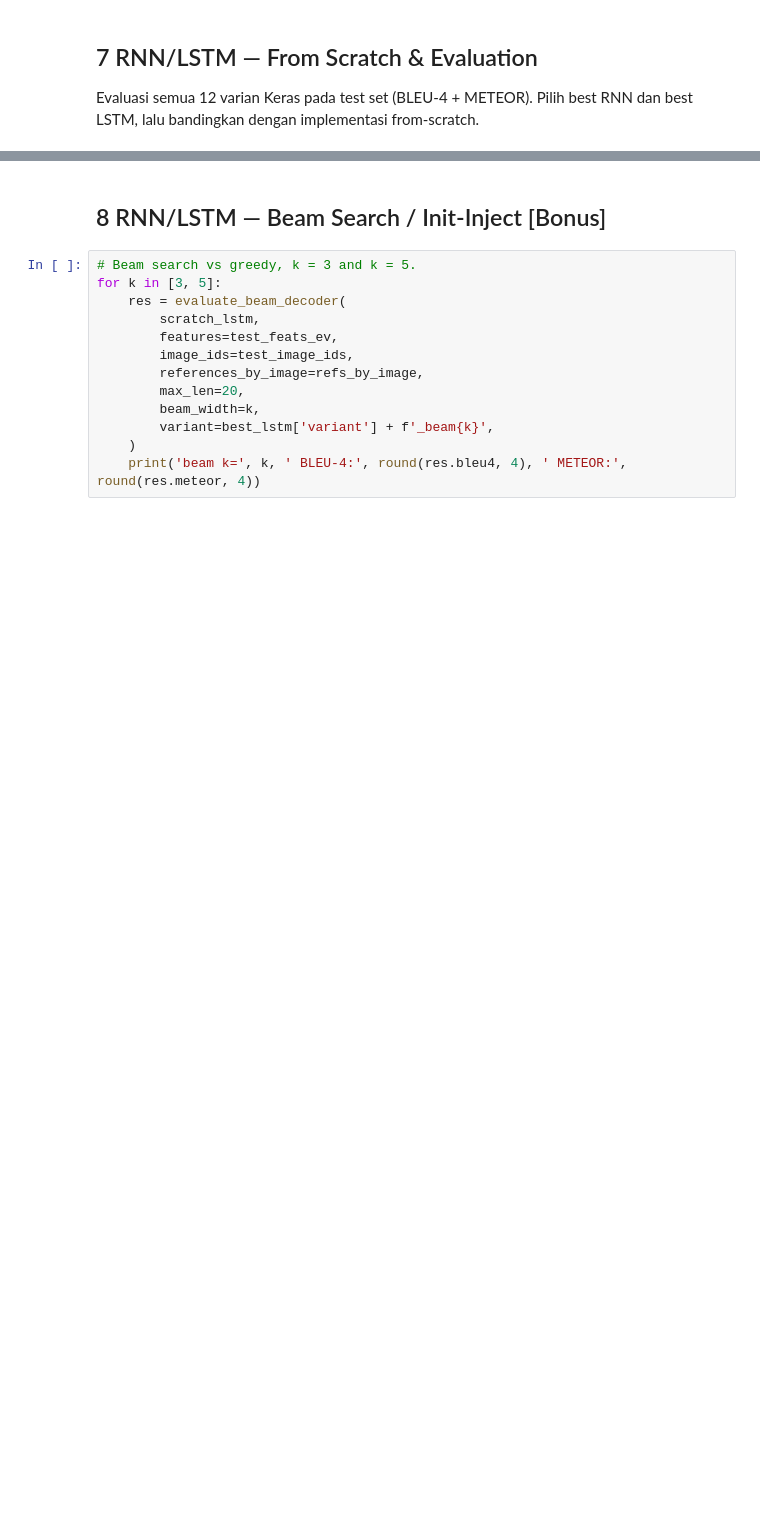
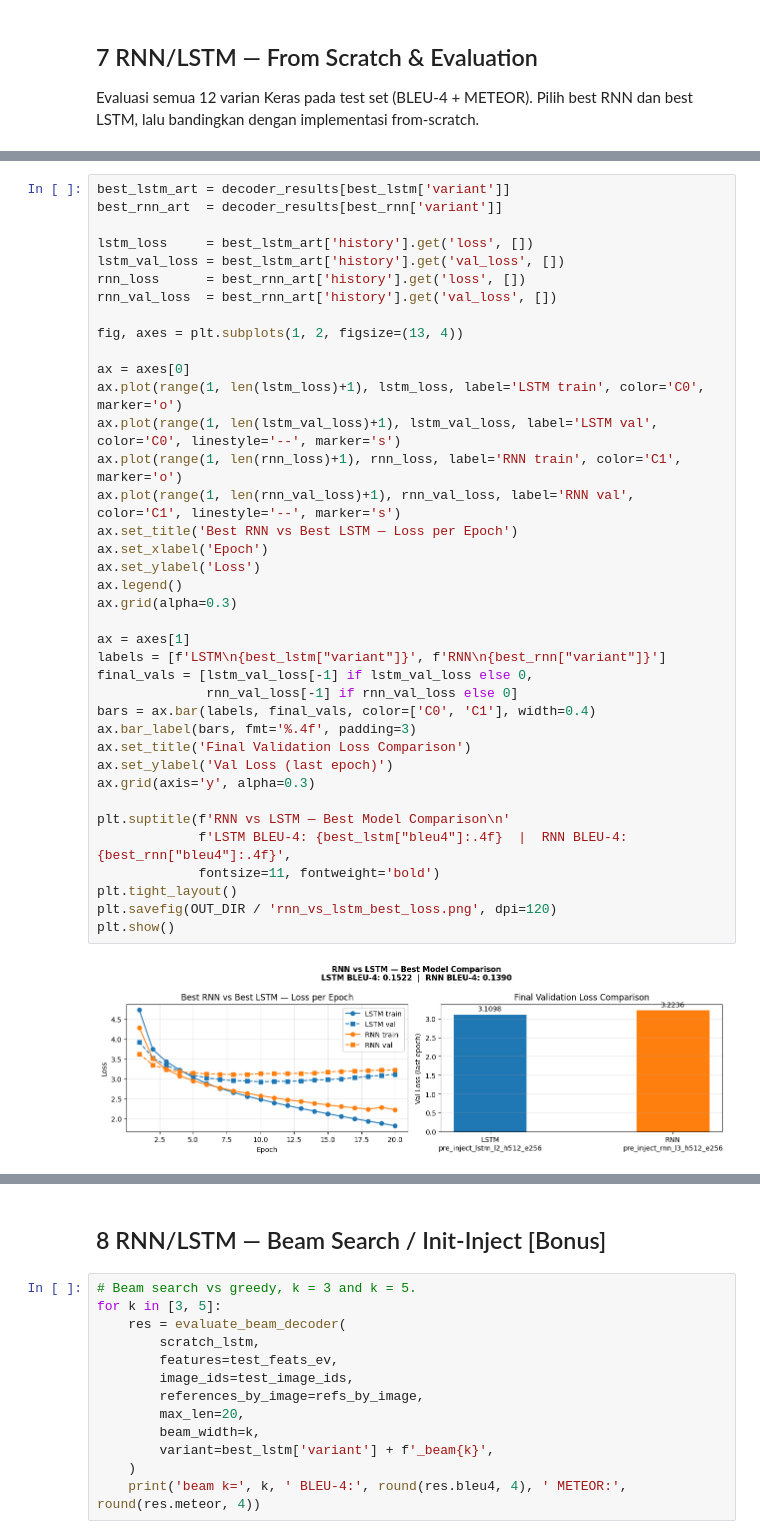
Before and after one commit to susTuna/ML-CNN-RNN, a Jupyter notebook: src/notebooks/notebook.ipynb, the cells around one changed output, grey strips where cells are left out. Saved outputs shown, nothing was run; the diff lists cells and outputs as text; blank space fills up the shorter version.

```diff
--- a/src/notebooks/notebook.ipynb
+++ b/src/notebooks/notebook.ipynb
@@ -643,3 +725,43 @@ NameError: name 'all_eval_rows' is not defined
+# %%
+best_lstm_art = decoder_results[best_lstm['variant']]
+best_rnn_art  = decoder_results[best_rnn['variant']]
+
+lstm_loss     = best_lstm_art['history'].get('loss', [])
+lstm_val_loss = best_lstm_art['history'].get('val_loss', [])
+rnn_loss      = best_rnn_art['history'].get('loss', [])
+rnn_val_loss  = best_rnn_art['history'].get('val_loss', [])
+
+fig, axes = plt.subplots(1, 2, figsize=(13, 4))
+
+ax = axes[0]
+ax.plot(range(1, len(lstm_loss)+1), lstm_loss, label='LSTM train', color='C0', marker='o')
+ax.plot(range(1, len(lstm_val_loss)+1), lstm_val_loss, label='LSTM val', color='C0', linestyle='--', marker='s')
+ax.plot(range(1, len(rnn_loss)+1), rnn_loss, label='RNN train', color='C1', marker='o')
+ax.plot(range(1, len(rnn_val_loss)+1), rnn_val_loss, label='RNN val', color='C1', linestyle='--', marker='s')
+ax.set_title('Best RNN vs Best LSTM — Loss per Epoch')
+ax.set_xlabel('Epoch')
+ax.set_ylabel('Loss')
+ax.legend()
+ax.grid(alpha=0.3)
+
+ax = axes[1]
+labels = [f'LSTM\n{best_lstm["variant"]}', f'RNN\n{best_rnn["variant"]}']
+final_vals = [lstm_val_loss[-1] if lstm_val_loss else 0,
+              rnn_val_loss[-1] if rnn_val_loss else 0]
+bars = ax.bar(labels, final_vals, color=['C0', 'C1'], width=0.4)
+ax.bar_label(bars, fmt='%.4f', padding=3)
+ax.set_title('Final Validation Loss Comparison')
+ax.set_ylabel('Val Loss (last epoch)')
+ax.grid(axis='y', alpha=0.3)
+
+plt.suptitle(f'RNN vs LSTM — Best Model Comparison\n'
+             f'LSTM BLEU-4: {best_lstm["bleu4"]:.4f}  |  RNN BLEU-4: {best_rnn["bleu4"]:.4f}',
+             fontsize=11, fontweight='bold')
+plt.tight_layout()
+plt.savefig(OUT_DIR / 'rnn_vs_lstm_best_loss.png', dpi=120)
+plt.show()
+# %% [output]
+[figure, added]
 # %%
 from src.rnn_lstm.train import load_model_from_artefact
 
```
Also changed, not shown: parts of 13 cells of this notebook, 14 other files.
